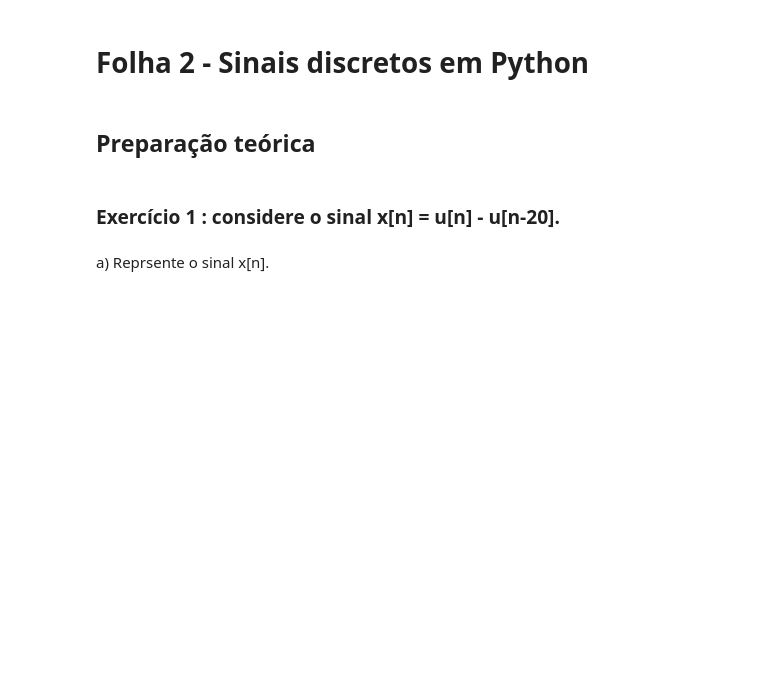
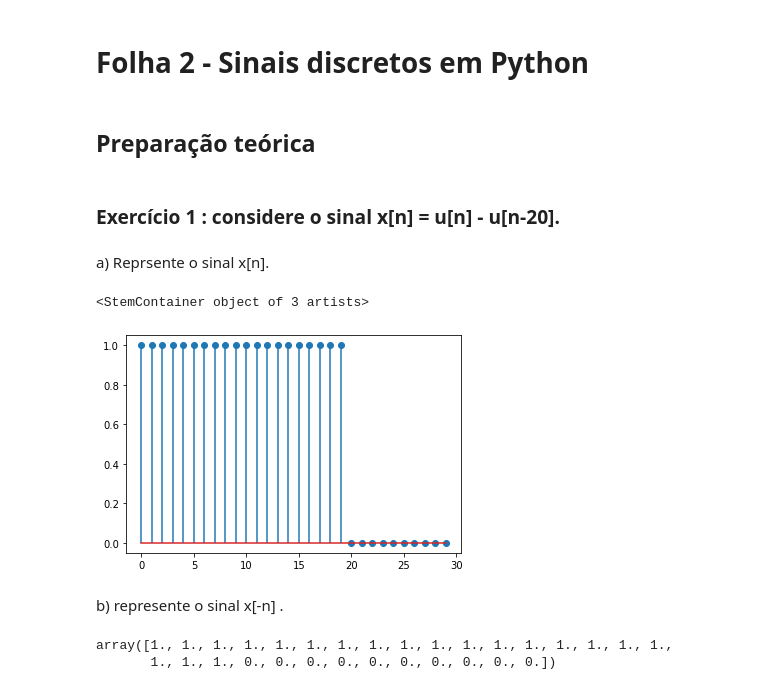
Before and after one commit to bosshentai/Processing-signal, a Jupyter notebook: python/Sistemasesinais.ipynb, the cells around one changed output. Cells and saved outputs as stored; diff of their text form; code cells hidden in the pictures; blank space fills up the shorter version.

```diff
--- a/python/Sistemasesinais.ipynb
+++ b/python/Sistemasesinais.ipynb
@@ -216,3 +210,36 @@ array([0., 1., 2., 3., 4., 5.])
 <h3>Exercício 1 : considere o sinal x[n] = u[n] - u[n-20].</h3>
 # %% [markdown]
 <p>a) Reprsente o sinal x[n]. </p>
+# %%
+# generate Step signal
+# u[n]
+loc = 0 # inicio do sinal
+n = np.arange(0,30) # eixo do tempo
+l= np.size(n) # size
+stp = np.zeros(l) # gerando de u[n]
+ind = np.where(n >= loc)
+stp[ind] = 1
+#plt.stem(n,stp)
+# %%
+# u[n - 20]
+loc_20 = 20
+stp_20 = np.zeros(l)
+ind_20 = np.where(n >= loc_20)
+stp_20[ind_20] = 1
+#plt.stem(n,stp_20)
+# %%
+xn = stp - stp_20
+plt.stem(n,xn)
+# %% [output]
+<StemContainer object of 3 artists>
+[figure, added]
+# %% [markdown]
+<p> b) represente o sinal x[-n] . </p>
+# %%
+# espelhamento do sinal
+#xn_espelhado = np.fliplr(xn)
+#plt.stem(n,xn_espelhado)
+xn
+# %% [output]
+array([1., 1., 1., 1., 1., 1., 1., 1., 1., 1., 1., 1., 1., 1., 1., 1., 1.,
+       1., 1., 1., 0., 0., 0., 0., 0., 0., 0., 0., 0., 0.])
```
Also changed, not shown: parts of 16 cells of this notebook, 2 other files.
